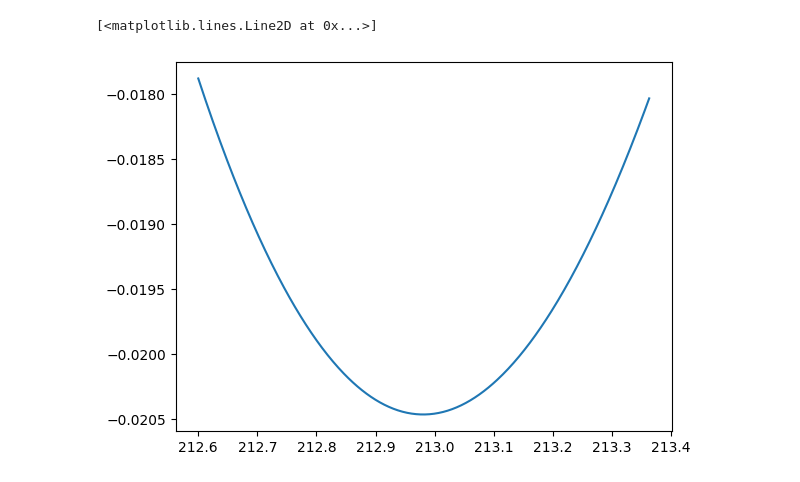
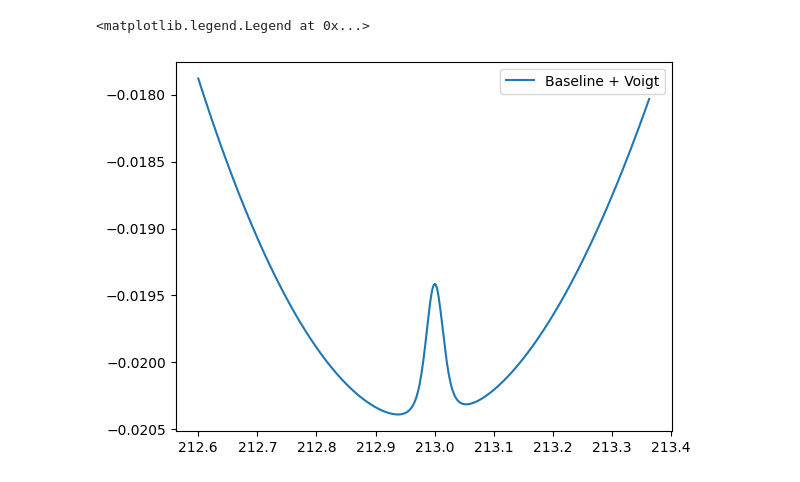
Before and after one commit to uva-spin/ANN-NMR, a Jupyter notebook: NMR_Fitting/Testing.ipynb, the cells around one changed output. Saved outputs shown, nothing was run; the diff lists cells and outputs as text; code cells hidden in the pictures.

```diff
--- a/NMR_Fitting/Testing.ipynb
+++ b/NMR_Fitting/Testing.ipynb
@@ -16,13 +16,18 @@ eta = 1.04e-2
 phi = 6.1319
 Cstray = 10**(-15)
 shift = -2.0464e-2
-sig = .05
-gam = .05
+sig = .01
+gam = .01
 center = 213
-Sig = Proton(x,U,Cknob,eta,cable,Cstray,phi,shift,sig,gam,center)
-v = Voigt(x,sig,gam,213)
+A = .005
+Sig = Baseline(x,U,Cknob,eta,cable,Cstray,phi,shift)
+v = Voigt(x,A,sig,gam,center)
-# %%
-plt.plot(x,Sig)
-# %% [output]
-[<matplotlib.lines.Line2D at 0x...>]
-[figure, removed]
+# %%
+plt.figure()
+# plt.plot(x,Sig,label = 'Baseline')
+# plt.plot(x,v, label = 'Voigt')
+plt.plot(x,Sig+v, label = 'Baseline + Voigt')
+plt.legend()
+# %% [output]
+<matplotlib.legend.Legend at 0x...>
+[figure, added]
```
Also changed, not shown: 19 other files.
